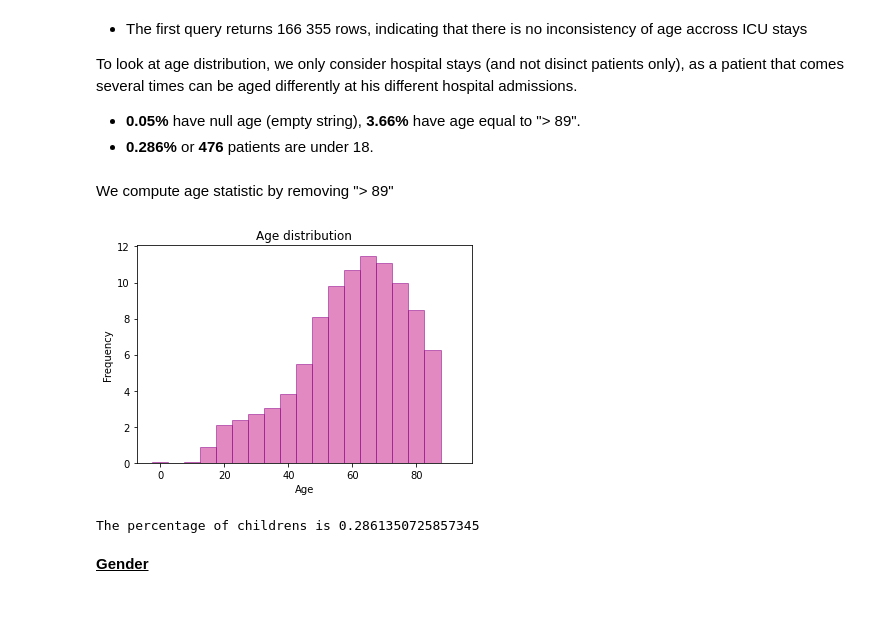
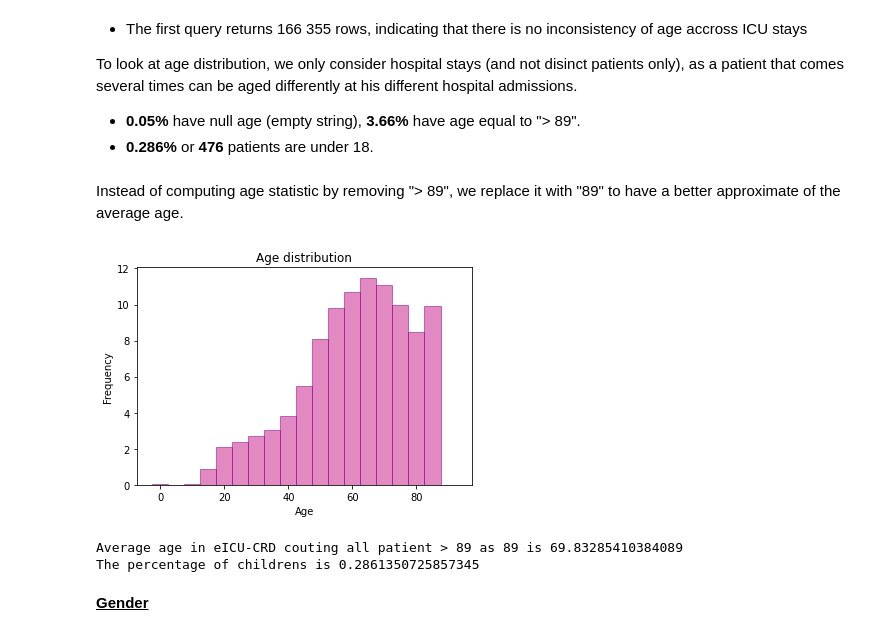
Before and after one commit to JoanneJegou/BachelorThesis, a Jupyter notebook: eICU-CRD.ipynb, the cells around one changed output. Saved outputs shown, nothing was run; the diff lists cells and outputs as text; code cells hidden in the pictures; blank space fills up the shorter version.

```diff
--- a/eICU-CRD.ipynb
+++ b/eICU-CRD.ipynb
@@ -120,32 +131,46 @@ FROM `iame-int._137b5fc472330f4235ee24cade8c7b589730ce30.anonad2aaa39d778090a55f
 WHERE age != ""
   AND age != "> 89"
   AND CAST(age AS int) < 18
-# %% [markdown]
-We compute age statistic by removing "> 89"
+# %% [markdown]
+Instead of computing age statistic by removing "> 89", we replace it with "89" to have a better approximate of the average age.
 # %%
 df_patient_age = pd.read_csv("../Data/eICU-CRD/patient_age_count.csv")
+
+# here we add the "> 89" percentage to the "89" value and we remove the last row
+row = { "age": "89", "percentage": df_patient_age["percentage"].loc[90]+df_patient_age["percentage"].loc[91] }
+df_patient_age.loc[90] = row
+df_patient_age = df_patient_age.drop([91])
 
 # first we group ages by 5 and compute their associated frequency
 bins = np.linspace(0,90,19)
 count = [0 for i in range(19)]
 
-for index, datapoint in df_patient_age.dropna().loc[ df_patient_age["age"]!="> 89" ].iterrows() :
+for index, datapoint in df_patient_age.dropna().iterrows() :
     count[int(datapoint["age"])//5] += datapoint["percentage"]
 
 plt.bar(bins, count, width=5, edgecolor='darkmagenta', color='mediumvioletred', alpha=0.5)
 plt.title("Age distribution")
 plt.xlabel("Age")
 plt.ylabel("Frequency")
 plt.show()
 # %% [output]
-[figure, old version]
+[figure, new version]
 # %%
-df_age_int = df_patient_age.dropna().loc[ df_patient_age["age"]!="> 89" ]
-df_age_int["age"] = df_age_int["age"].astype(int)
+df_age_int = df_patient_age.dropna()
+
+# from this we can re-compute age average:
+avg_age = 0
+for index, datapoint in df_age_int.iterrows() :
+    df_age_int.loc[index, "age"] = int(df_age_int.loc[index, "age"])
+    avg_age += datapoint["percentage"]*int(datapoint["age"])
+avg_age = avg_age/len(df_age_int)
+print("Average age in eICU-CRD couting all patient > 89 as 89 is", avg_age)
+
 df_minors = df_age_int["percentage"].loc[ df_age_int["age"] < 18 ]
 df_minors
 print("The percentage of childrens is", sum( df_age_int["percentage"].loc[ df_age_int["age"] < 18 ]))
 # %% [output]
+Average age in eICU-CRD couting all patient > 89 as 89 is 69.83285410384089
 The percentage of childrens is 0.2861350725857345
 # %% [markdown]
 **<u>Gender</u>**
```
Also changed, not shown: parts of 24 cells of this notebook, 2 other files.
